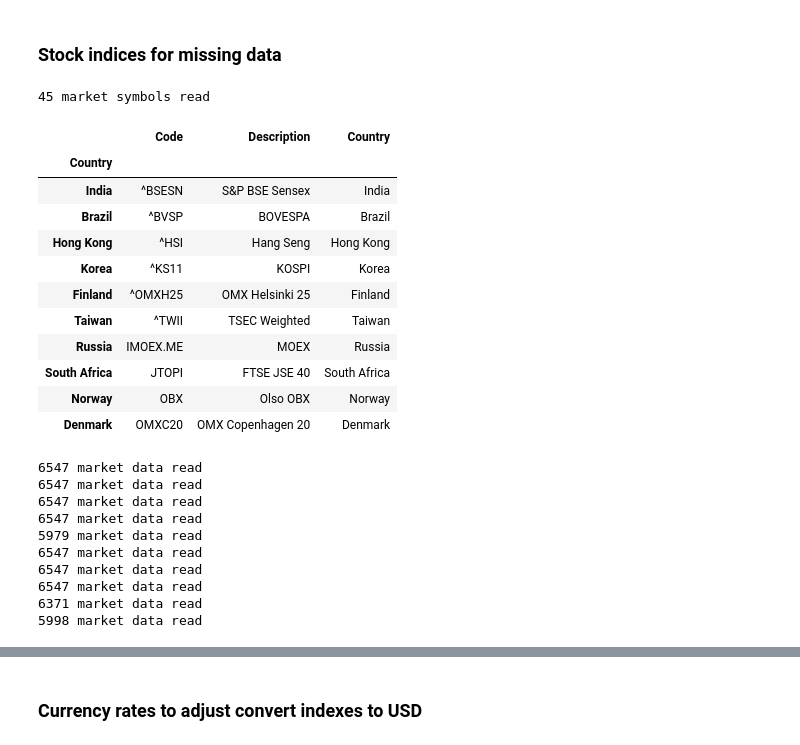
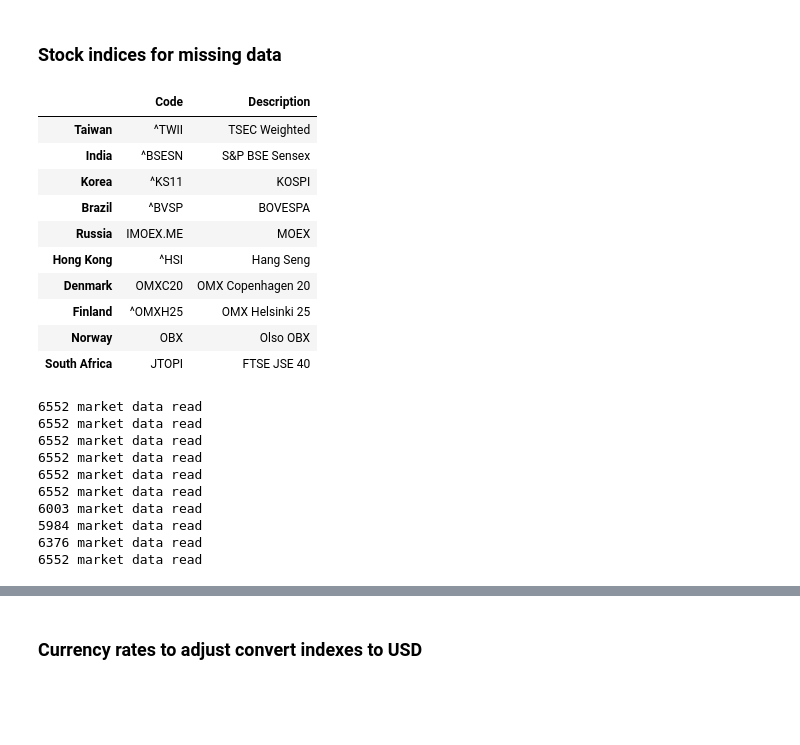
Before and after one commit to lharazin/TFM, a Jupyter notebook: Algorithm/synthetic_etfs.ipynb, the cells around one changed output, grey strips where cells are left out. Drawn from its saved outputs; the diff is of its cells as text; code cells hidden in the pictures; blank space fills up the shorter version.

```diff
--- a/Algorithm/synthetic_etfs.ipynb
+++ b/Algorithm/synthetic_etfs.ipynb
@@ -27,5 +27,5 @@ len(selected_countries)
 # %% [markdown]
 ### ETF data in USD from Nasdaq exchange which have the highest coverage
 # %%
-sql_handler = SqlAlquemySelectMarketDataHandler()
+sql_handler = SqlAlquemySelectDataHandler()
 etfs_in_usd = sql_handler.read_market_symbols('ETF in USD')
@@ -145,45 +141,41 @@ for country in df_etfs.columns:
 # %%
 # Hang Seng is much more similar to MSCI China ETF than Shanghai composite
 
 stock_indices = sql_handler.read_market_symbols('Stock Index')
-stock_indices = stock_indices[stock_indices['Country'].isin(
+stock_indices = stock_indices.loc[
     ['Taiwan', 'India', 'Korea', 'Brazil', 'Russia', 'Hong Kong',
-     'Denmark', 'Finland', 'Norway', 'South Africa'])]
-stock_indices.index = stock_indices['Country']
+     'Denmark', 'Finland', 'Norway', 'South Africa']]
 stock_indices
 # %% [output]
-45 market symbols read
-|  | Code | Description | Country |
-| Country |  |  |  |
-| India | ^BSESN | S&P BSE Sensex | India |
-| Brazil | ^BVSP | BOVESPA | Brazil |
-| Hong Kong | ^HSI | Hang Seng | Hong Kong |
-| Korea | ^KS11 | KOSPI | Korea |
-| Finland | ^OMXH25 | OMX Helsinki 25 | Finland |
-| Taiwan | ^TWII | TSEC Weighted | Taiwan |
-| Russia | IMOEX.ME | MOEX | Russia |
-| South Africa | JTOPI | FTSE JSE 40 | South Africa |
-| Norway | OBX | Olso OBX | Norway |
-| Denmark | OMXC20 | OMX Copenhagen 20 | Denmark |
+|  | Code | Description |
+| Taiwan | ^TWII | TSEC Weighted |
+| India | ^BSESN | S&P BSE Sensex |
+| Korea | ^KS11 | KOSPI |
+| Brazil | ^BVSP | BOVESPA |
+| Russia | IMOEX.ME | MOEX |
+| Hong Kong | ^HSI | Hang Seng |
+| Denmark | OMXC20 | OMX Copenhagen 20 |
+| Finland | ^OMXH25 | OMX Helsinki 25 |
+| Norway | OBX | Olso OBX |
+| South Africa | JTOPI | FTSE JSE 40 |
 # %%
 df_stock_indices = pd.DataFrame(index=pd.date_range('1999-01-04', '2023-12-29', freq='B'),
                                 columns=stock_indices.index)
 
 for country in stock_indices.index:
     symbol = stock_indices.loc[country]['Code']
-    df_stock_indices.loc[:, country] = sql_handler.read_market_data(
-        symbol)['Value']
+    df_stock_indices.loc[:, country] = sql_handler.read_market_data(symbol)
 # %% [output]
-6547 market data read
-6547 market data read
-6547 market data read
-6547 market data read
-5979 market data read
-6547 market data read
-6547 market data read
-6547 market data read
-6371 market data read
-5998 market data read
+6552 market data read
+6552 market data read
+6552 market data read
+6552 market data read
+6552 market data read
+6552 market data read
+6003 market data read
+5984 market data read
+6376 market data read
+6552 market data read
 # %%
 df_stock_indices = df_stock_indices.astype(float).round(2)
 df_stock_indices
```
Also changed, not shown: parts of 11 cells of this notebook, 5 other files.
